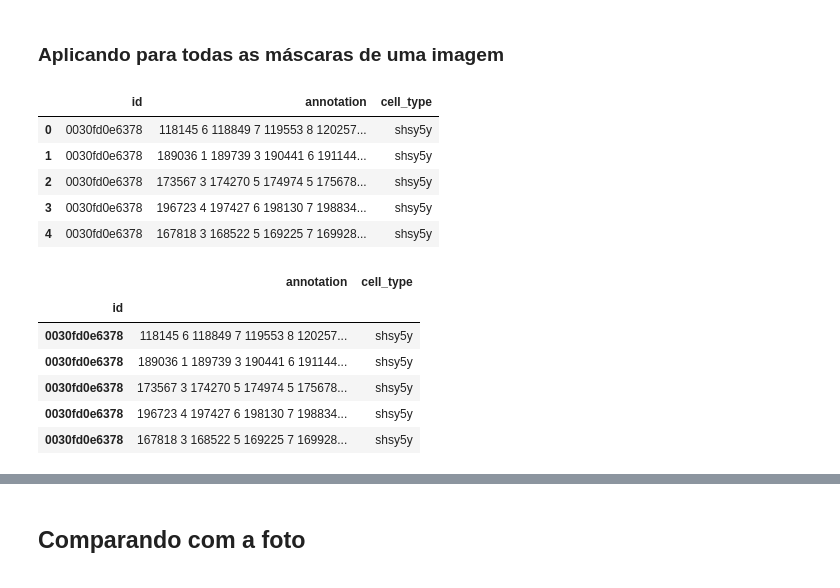
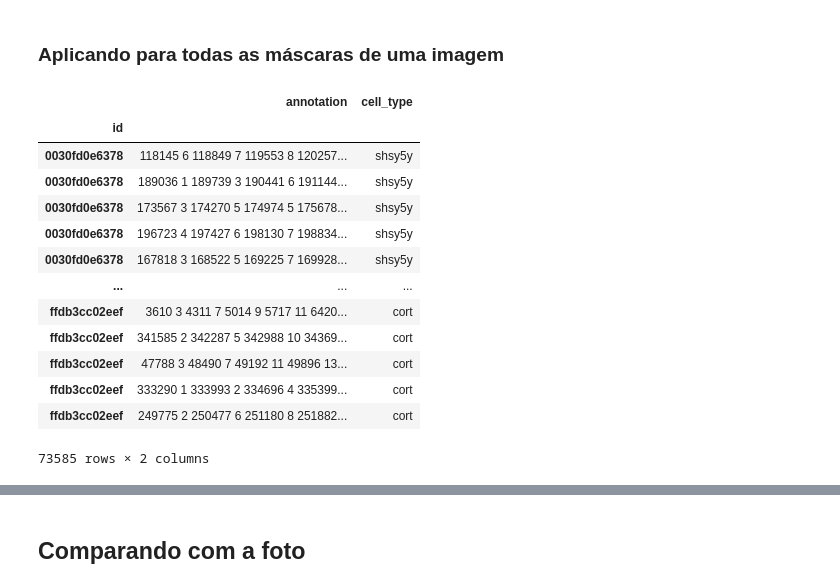
Before and after one commit to opassos/blog, a Jupyter notebook: _notebooks/2021-10-30-EDA_Satorius_Cell_Segmentation.ipynb, the cells around one changed output, grey strips where cells are left out. Cells and saved outputs as stored; diff of their text form; code cells hidden in the pictures.

```diff
--- a/_notebooks/2021-10-30-EDA_Satorius_Cell_Segmentation.ipynb
+++ b/_notebooks/2021-10-30-EDA_Satorius_Cell_Segmentation.ipynb
@@ -215,23 +221,21 @@ plt.imshow(rle_decode(mask));
 [figure]
 # %% [markdown]
 ### Aplicando para todas as máscaras de uma imagem
-# %%
-df.head()
-# %% [output]
-|  | id | annotation | cell_type |
-| 0 | 0030fd0e6378 | 118145 6 118849 7 119553 8 120257... | shsy5y |
-| 1 | 0030fd0e6378 | 189036 1 189739 3 190441 6 191144... | shsy5y |
-| 2 | 0030fd0e6378 | 173567 3 174270 5 174974 5 175678... | shsy5y |
-| 3 | 0030fd0e6378 | 196723 4 197427 6 198130 7 198834... | shsy5y |
-| 4 | 0030fd0e6378 | 167818 3 168522 5 169225 7 169928... | shsy5y |
 # %%
 df = df.set_index('id')
-df.head()
+df
 # %% [output]
 |  | annotation | cell_type |
 | id |  |  |
 | 0030fd0e6378 | 118145 6 118849 7 119553 8 120257... | shsy5y |
 | 0030fd0e6378 | 189036 1 189739 3 190441 6 191144... | shsy5y |
 | 0030fd0e6378 | 173567 3 174270 5 174974 5 175678... | shsy5y |
 | 0030fd0e6378 | 196723 4 197427 6 198130 7 198834... | shsy5y |
 | 0030fd0e6378 | 167818 3 168522 5 169225 7 169928... | shsy5y |
+| ... | ... | ... |
+| ffdb3cc02eef | 3610 3 4311 7 5014 9 5717 11 6420... | cort |
+| ffdb3cc02eef | 341585 2 342287 5 342988 10 34369... | cort |
+| ffdb3cc02eef | 47788 3 48490 7 49192 11 49896 13... | cort |
+| ffdb3cc02eef | 333290 1 333993 2 334696 4 335399... | cort |
+| ffdb3cc02eef | 249775 2 250477 6 251180 8 251882... | cort |
+73585 rows × 2 columns
```
Also changed, not shown: parts of 32 cells of this notebook.
